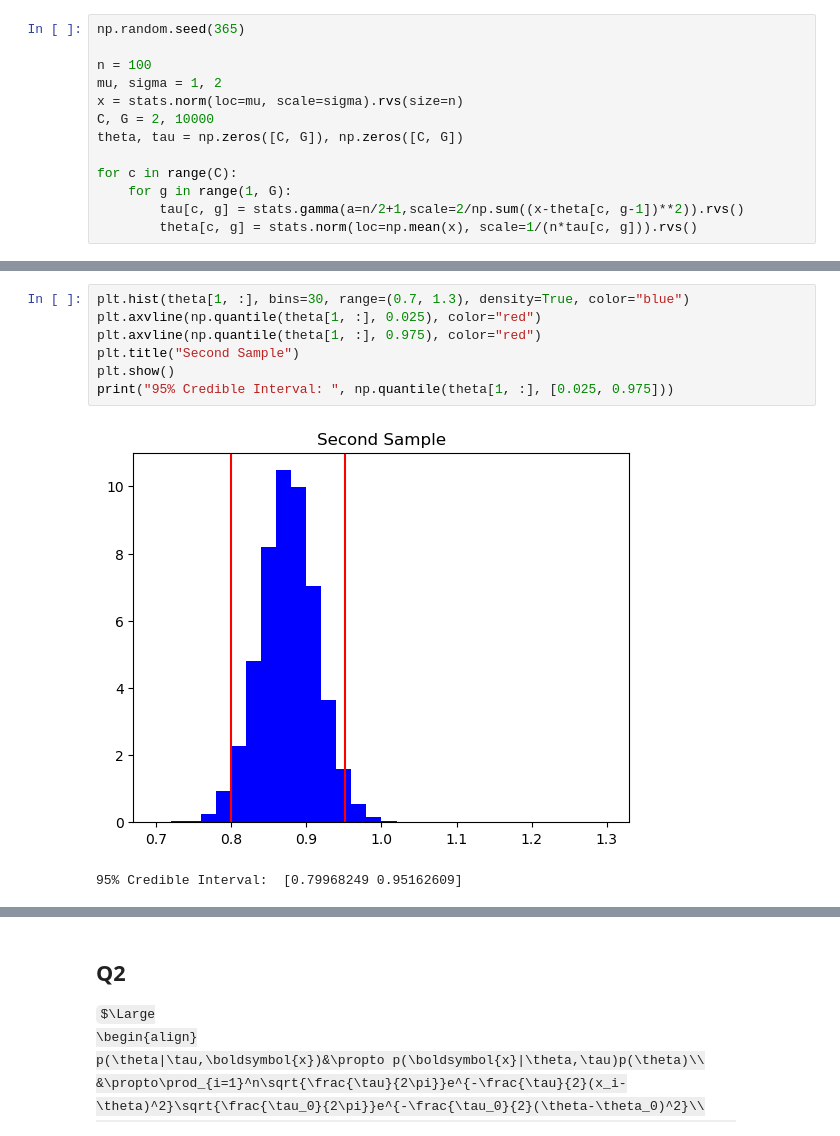
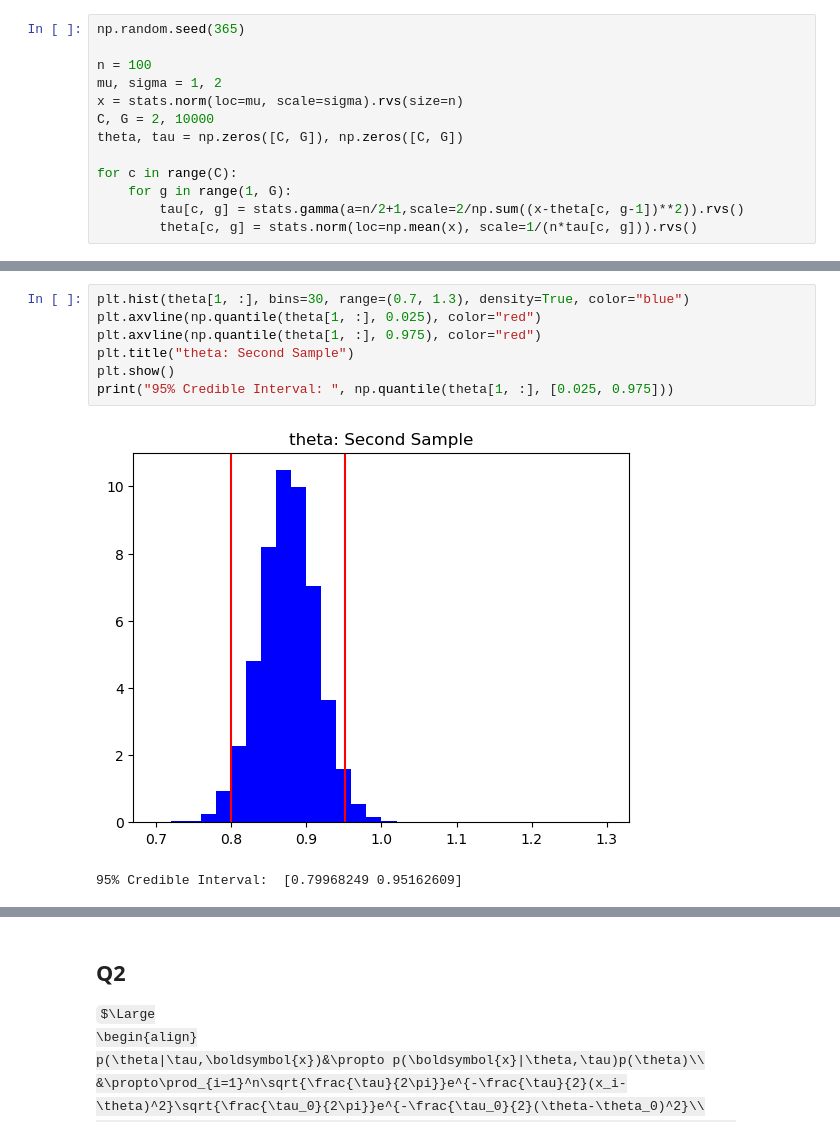
Before and after one commit to Stary54264/STA365-HW, a Jupyter notebook: HW3.ipynb, the cells around one changed output, grey strips where cells are left out. Drawn from its saved outputs; the diff is of its cells as text; some formulas as TeX source.

```diff
--- a/HW3.ipynb
+++ b/HW3.ipynb
@@ -32,10 +32,10 @@ print("95% Credible Interval: ", np.quantile(theta[0, :], [0.025, 0.975]))
 # %%
 plt.hist(theta[1, :], bins=30, range=(0.7, 1.3), density=True, color="blue")
 plt.axvline(np.quantile(theta[1, :], 0.025), color="red")
 plt.axvline(np.quantile(theta[1, :], 0.975), color="red")
-plt.title("Second Sample")
+plt.title("theta: Second Sample")
 plt.show()
 print("95% Credible Interval: ", np.quantile(theta[1, :], [0.025, 0.975]))
 # %% [output]
-[figure, old version]
+[figure, new version]
 95% Credible Interval:  [0.79968249 0.95162609]
```
Also changed, not shown: parts of 3 cells of this notebook.
